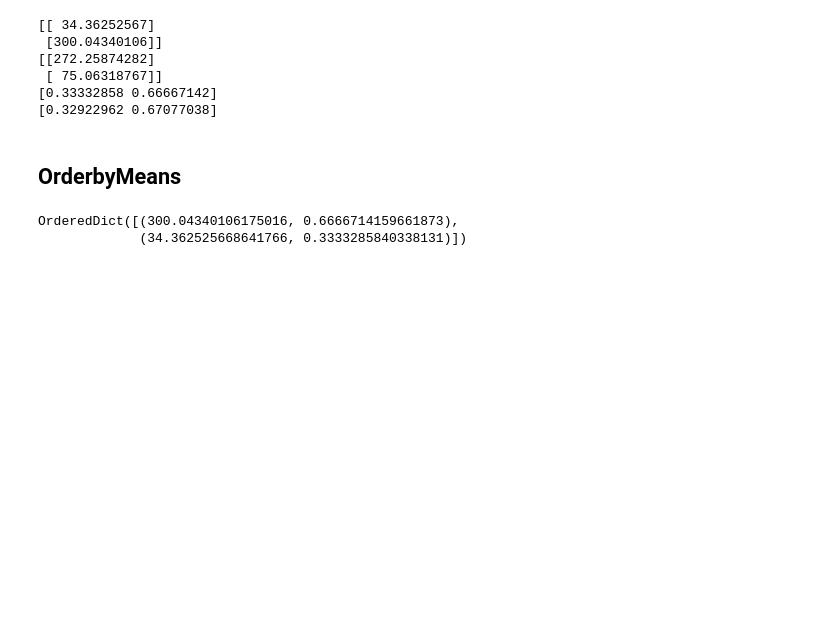
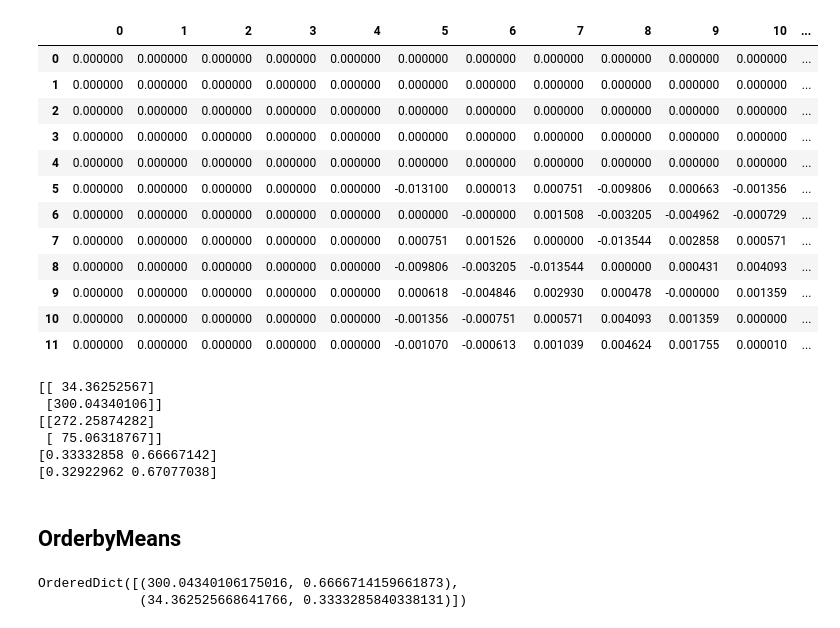
Before and after one commit to algoasylum/SatelliteImageAnalysis, a Jupyter notebook: GMM/GMM_additivemetric.ipynb, the cells around one changed output. Drawn from its saved outputs; the diff is of its cells as text; code cells hidden in the pictures; blank space fills up the shorter version.

```diff
--- a/GMM/GMM_additivemetric.ipynb
+++ b/GMM/GMM_additivemetric.ipynb
@@ -26,0 +14,5 @@ sns.distplot(q2,bins=100)
+# %%
+df = pd.read_csv('preci_alt.csv')
+df.columns = ['date','value']
+df.date = pd.to_datetime(df.date,format='%b %d, %Y')
+df.head(3)
@@ -27 +24,3 @@ sns.distplot(q2,bins=100)
+# %%
+df19 = df[df.date.dt.year==2019]
 # %%
@@ -65,0 +120,7 @@ print(best_gmmq1.get_params())
+# %%
+df19j = df19[df19.date.dt.month == 7]
+df19f = df19[df19.date.dt.month == 6]
+qw,we,r= gmm2k(df19j.value,df19f.value)
+print(qw)
+print(we)
+print(r)
@@ -65,0 +133,9 @@ print(best_gmmq1.get_params())
+# %%
+a = np.zeros(shape=(12, 12))
+for i in range(1,13):
+    for j in range(1,13):
+        dfc = df19[df19.date.dt.month == i]
+        dfd = df19[df19.date.dt.month == j]
+        _,_,r = gmm2k(dfc.value,dfd.value)
+        a[i-1][j-1] = r
+a
@@ -66,3 +177,22 @@ print(best_gmmq1.get_params())
+# %%
+dfw = pd.DataFrame(a)
+cm = sns.light_palette("green", as_cmap=True)
+s = dfw.style.background_gradient(cmap=cm)
+s
+# %% [output]
+|  | 0 | 1 | 2 | 3 | 4 | 5 | 6 | 7 | 8 | 9 | 10 | ... |
+| 0 | 0.000000 | 0.000000 | 0.000000 | 0.000000 | 0.000000 | 0.000000 | 0.000000 | 0.000000 | 0.000000 | 0.000000 | 0.000000 | ... |
+| 1 | 0.000000 | 0.000000 | 0.000000 | 0.000000 | 0.000000 | 0.000000 | 0.000000 | 0.000000 | 0.000000 | 0.000000 | 0.000000 | ... |
+| 2 | 0.000000 | 0.000000 | 0.000000 | 0.000000 | 0.000000 | 0.000000 | 0.000000 | 0.000000 | 0.000000 | 0.000000 | 0.000000 | ... |
+| 3 | 0.000000 | 0.000000 | 0.000000 | 0.000000 | 0.000000 | 0.000000 | 0.000000 | 0.000000 | 0.000000 | 0.000000 | 0.000000 | ... |
+| 4 | 0.000000 | 0.000000 | 0.000000 | 0.000000 | 0.000000 | 0.000000 | 0.000000 | 0.000000 | 0.000000 | 0.000000 | 0.000000 | ... |
+| 5 | 0.000000 | 0.000000 | 0.000000 | 0.000000 | 0.000000 | -0.013100 | 0.000013 | 0.000751 | -0.009806 | 0.000663 | -0.001356 | ... |
+| 6 | 0.000000 | 0.000000 | 0.000000 | 0.000000 | 0.000000 | 0.000000 | -0.000000 | 0.001508 | -0.003205 | -0.004962 | -0.000729 | ... |
+| 7 | 0.000000 | 0.000000 | 0.000000 | 0.000000 | 0.000000 | 0.000751 | 0.001526 | 0.000000 | -0.013544 | 0.002858 | 0.000571 | ... |
+| 8 | 0.000000 | 0.000000 | 0.000000 | 0.000000 | 0.000000 | -0.009806 | -0.003205 | -0.013544 | 0.000000 | 0.000431 | 0.004093 | ... |
+| 9 | 0.000000 | 0.000000 | 0.000000 | 0.000000 | 0.000000 | 0.000618 | -0.004846 | 0.002930 | 0.000478 | -0.000000 | 0.001359 | ... |
+| 10 | 0.000000 | 0.000000 | 0.000000 | 0.000000 | 0.000000 | -0.001356 | -0.000751 | 0.000571 | 0.004093 | 0.001359 | 0.000000 | ... |
+| 11 | 0.000000 | 0.000000 | 0.000000 | 0.000000 | 0.000000 | -0.001070 | -0.000613 | 0.001039 | 0.004624 | 0.001755 | 0.000010 | ... |
 # %%
 print(best_gmmq1.means_)
 print(best_gmmq2.means_)
```
Also changed, not shown: parts of 6 cells of this notebook, 7 other files.
